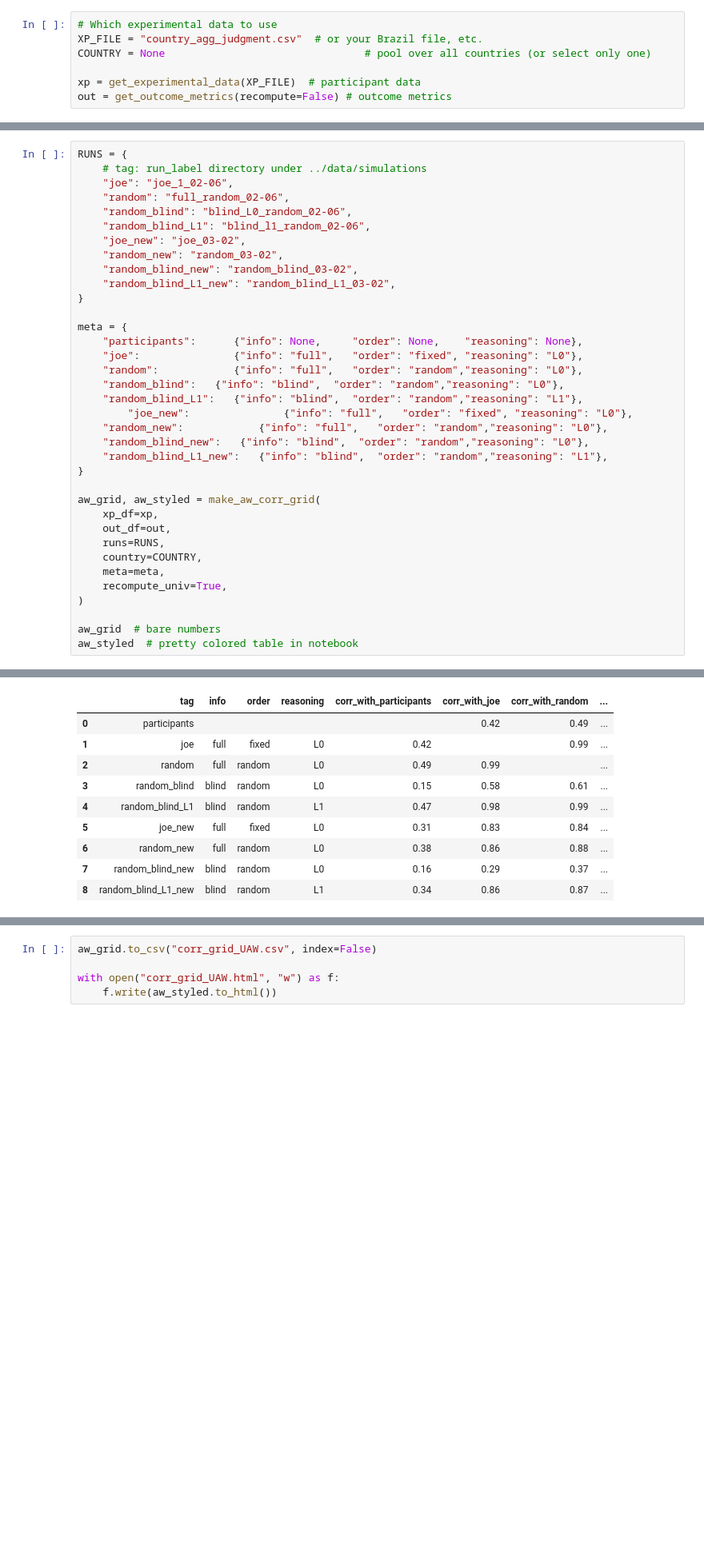
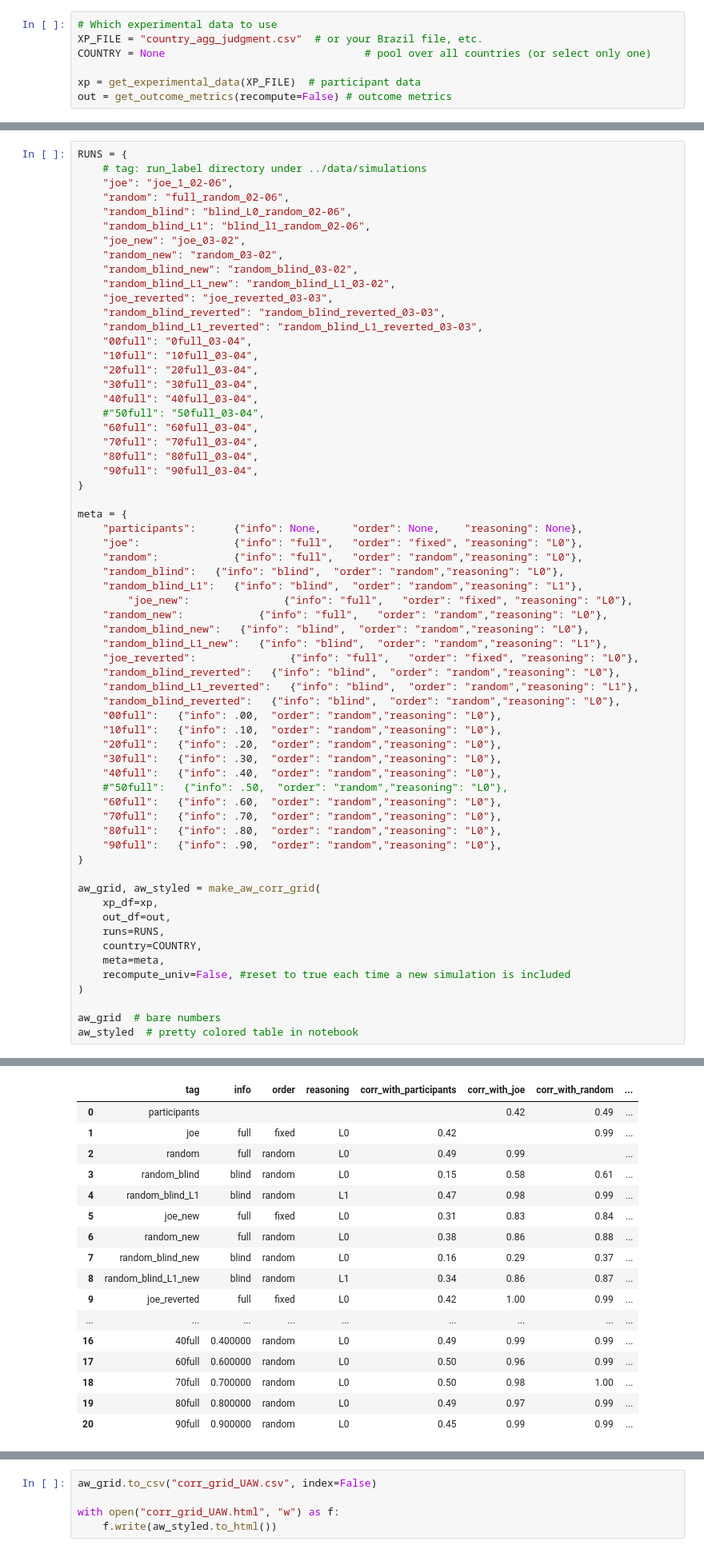
Before and after one commit to Sydney-Levine-Lab/line-cutting-model, a Jupyter notebook: analysis/compare_models.ipynb, the cells around one changed output, grey strips where cells are left out. Shown at 80% size. Cells and saved outputs as stored; diff of their text form; blank space fills up the shorter version.

```diff
--- a/analysis/compare_models.ipynb
+++ b/analysis/compare_models.ipynb
@@ -170,6 +261,19 @@ RUNS = {
     "random_new": "random_03-02",
     "random_blind_new": "random_blind_03-02",
     "random_blind_L1_new": "random_blind_L1_03-02",
+    "joe_reverted": "joe_reverted_03-03",
+    "random_blind_reverted": "random_blind_reverted_03-03",
+    "random_blind_L1_reverted": "random_blind_L1_reverted_03-03",
+    "00full": "0full_03-04",
+    "10full": "10full_03-04",
+    "20full": "20full_03-04",
+    "30full": "30full_03-04",
+    "40full": "40full_03-04",
+    #"50full": "50full_03-04",
+    "60full": "60full_03-04",
+    "70full": "70full_03-04",
+    "80full": "80full_03-04",
+    "90full": "90full_03-04",
 }
 
 meta = {
@@ -182,6 +286,20 @@ meta = {
     "random_new":            {"info": "full",   "order": "random","reasoning": "L0"},
     "random_blind_new":   {"info": "blind",  "order": "random","reasoning": "L0"},
     "random_blind_L1_new":   {"info": "blind",  "order": "random","reasoning": "L1"},
+    "joe_reverted":               {"info": "full",   "order": "fixed", "reasoning": "L0"},
+    "random_blind_reverted":   {"info": "blind",  "order": "random","reasoning": "L0"},
+    "random_blind_L1_reverted":   {"info": "blind",  "order": "random","reasoning": "L1"},
+    "random_blind_reverted":   {"info": "blind",  "order": "random","reasoning": "L0"},
+    "00full":   {"info": .00,  "order": "random","reasoning": "L0"},
+    "10full":   {"info": .10,  "order": "random","reasoning": "L0"},
+    "20full":   {"info": .20,  "order": "random","reasoning": "L0"},
+    "30full":   {"info": .30,  "order": "random","reasoning": "L0"},
+    "40full":   {"info": .40,  "order": "random","reasoning": "L0"},
+    #"50full":   {"info": .50,  "order": "random","reasoning": "L0"},
+    "60full":   {"info": .60,  "order": "random","reasoning": "L0"},
+    "70full":   {"info": .70,  "order": "random","reasoning": "L0"},
+    "80full":   {"info": .80,  "order": "random","reasoning": "L0"},
+    "90full":   {"info": .90,  "order": "random","reasoning": "L0"},
 }
 
 aw_grid, aw_styled = make_aw_corr_grid(
@@ -190,7 +308,7 @@ aw_grid, aw_styled = make_aw_corr_grid(
     runs=RUNS,
     country=COUNTRY,
     meta=meta,
-    recompute_univ=True,
+    recompute_univ=False, #reset to true each time a new simulation is included
 )
 
 aw_grid  # bare numbers
@@ -215,10 +317,17 @@ Built universalization summary for run_label='random_blind_L1_03-02' over 28 map
 |  | tag | info | order | reasoning | corr_with_participants | corr_with_joe | corr_with_random | ... |
 | 0 | participants |  |  |  |  | 0.42 | 0.49 | ... |
 | 1 | joe | full | fixed | L0 | 0.42 |  | 0.99 | ... |
 | 2 | random | full | random | L0 | 0.49 | 0.99 |  | ... |
 | 3 | random_blind | blind | random | L0 | 0.15 | 0.58 | 0.61 | ... |
 | 4 | random_blind_L1 | blind | random | L1 | 0.47 | 0.98 | 0.99 | ... |
 | 5 | joe_new | full | fixed | L0 | 0.31 | 0.83 | 0.84 | ... |
 | 6 | random_new | full | random | L0 | 0.38 | 0.86 | 0.88 | ... |
 | 7 | random_blind_new | blind | random | L0 | 0.16 | 0.29 | 0.37 | ... |
 | 8 | random_blind_L1_new | blind | random | L1 | 0.34 | 0.86 | 0.87 | ... |
+| 9 | joe_reverted | full | fixed | L0 | 0.42 | 1.00 | 0.99 | ... |
+| ... | ... | ... | ... | ... | ... | ... | ... | ... |
+| 16 | 40full | 0.400000 | random | L0 | 0.49 | 0.99 | 0.99 | ... |
+| 17 | 60full | 0.600000 | random | L0 | 0.50 | 0.96 | 0.99 | ... |
+| 18 | 70full | 0.700000 | random | L0 | 0.50 | 0.98 | 1.00 | ... |
+| 19 | 80full | 0.800000 | random | L0 | 0.49 | 0.97 | 0.99 | ... |
+| 20 | 90full | 0.900000 | random | L0 | 0.45 | 0.99 | 0.99 | ... |
```
Also changed, not shown: parts of 9 cells of this notebook, 35 other files.
